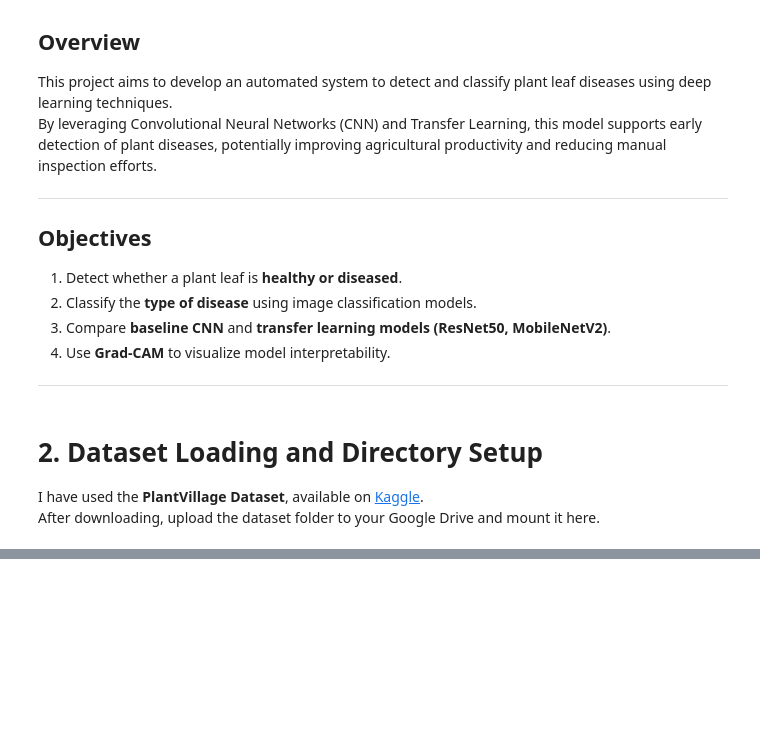
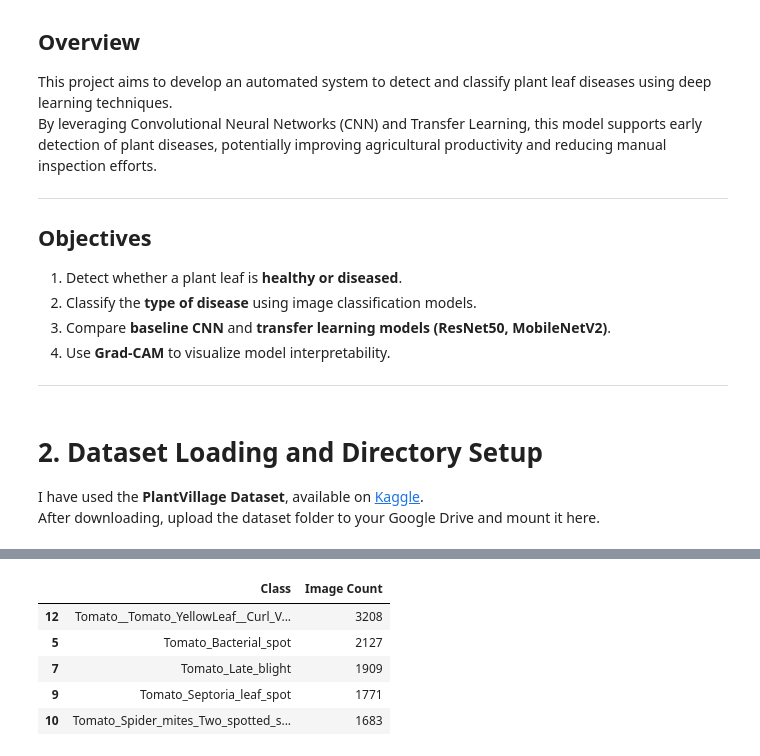
Before and after one commit to SamikshKodgire/AAI521_SmartVisionAgri, a Jupyter notebook: AAI_521_SKodgire_FinalProject.ipynb, the cells around one changed output, grey strips where cells are left out. Cells and saved outputs as stored; diff of their text form; code cells hidden in the pictures; blank space fills up the shorter version.

```diff
--- a/AAI_521_SKodgire_FinalProject.ipynb
+++ b/AAI_521_SKodgire_FinalProject.ipynb
@@ -91,0 +106,29 @@ MessageError: Error: credential propagation was unsuccessful
+# %%
+# ============================================
+#  Count number of images per class
+# ============================================
+
+image_extensions = ['*.jpg', '*.jpeg', '*.png', '*.JPG', '*.JPEG', '*.PNG']
+
+class_counts = {}
+
+for cls in classes:
+    total = 0
+    for ext in image_extensions:
+        total += len(glob.glob(os.path.join(data_dir, cls, ext)))
+    class_counts[cls] = total
+
+# Convert to DataFrame for easy viewing
+df_counts = pd.DataFrame({
+    "Class": list(class_counts.keys()),
+    "Image Count": list(class_counts.values())
+}).sort_values(by="Image Count", ascending=False)
+
+df_counts.head()
+# %% [output]
+|  | Class | Image Count |
+| 12 | Tomato__Tomato_YellowLeaf__Curl_V... | 3208 |
+| 5 | Tomato_Bacterial_spot | 2127 |
+| 7 | Tomato_Late_blight | 1909 |
+| 9 | Tomato_Septoria_leaf_spot | 1771 |
+| 10 | Tomato_Spider_mites_Two_spotted_s... | 1683 |
```
Also changed, not shown: parts of 26 cells of this notebook.
